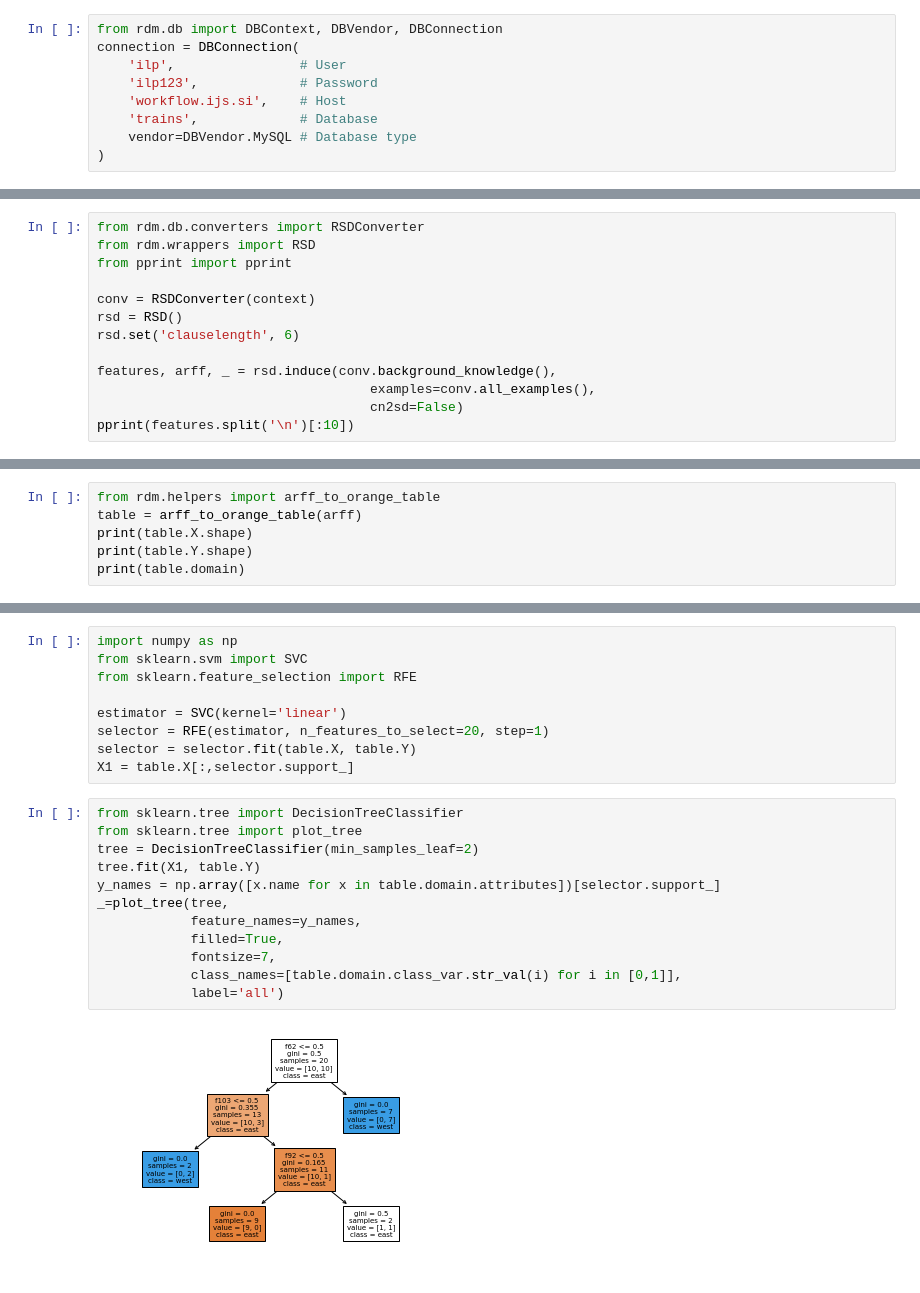
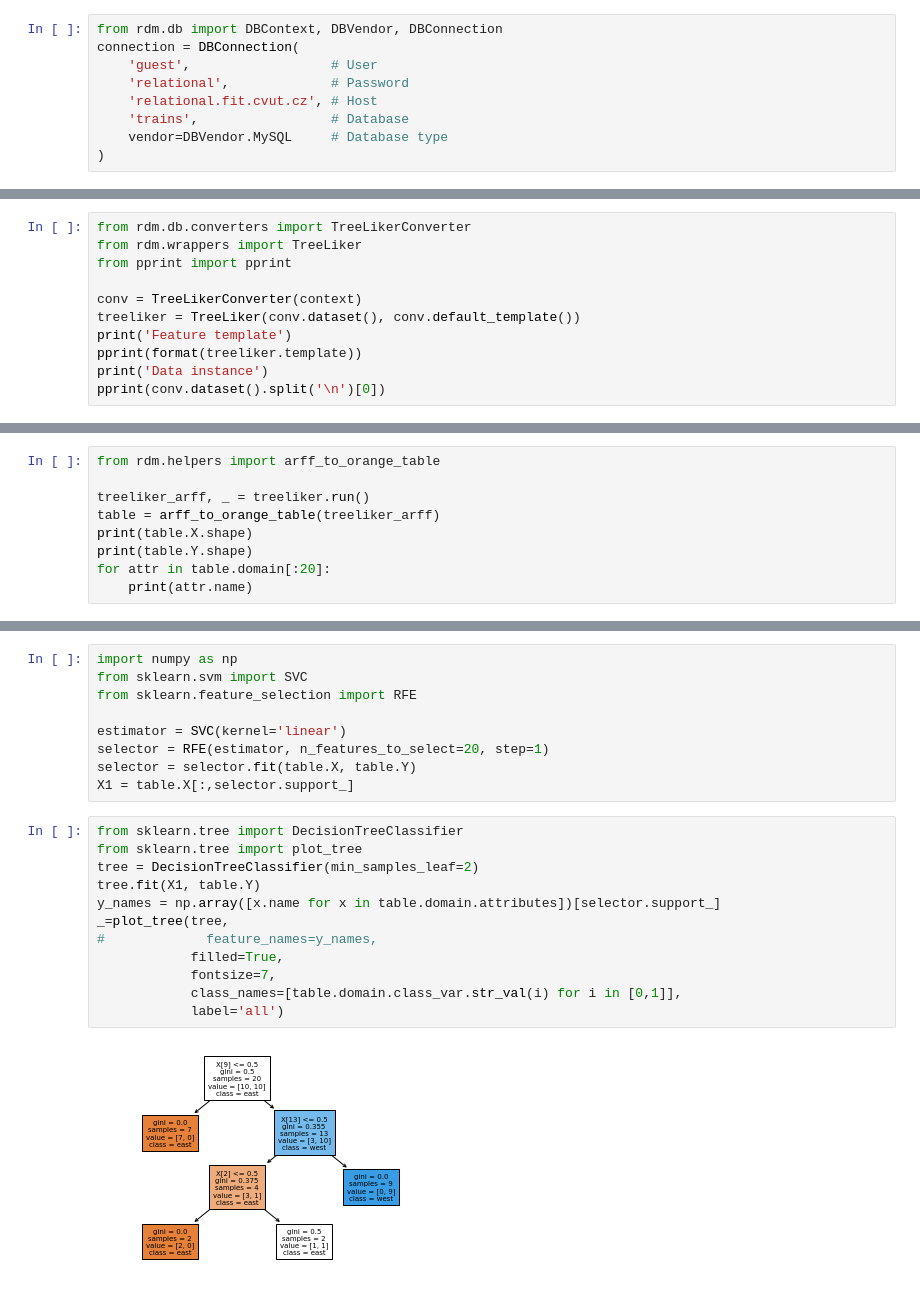
Before and after one commit to vpodpecan/representation_learning, a Jupyter notebook: Chapter4/python-rdm.ipynb, the cells around one changed output, grey strips where cells are left out. Saved outputs shown, nothing was run; the diff lists cells and outputs as text.

Commit message:
added TreeLiker example, RSD on mutagenesis, checking for java and yap

```diff
--- a/Chapter4/python-rdm.ipynb
+++ b/Chapter4/python-rdm.ipynb
@@ -11,11 +35,11 @@ We demonstrate the `python-rdm` by connecting to a remote relational database, r
 # %%
 from rdm.db import DBContext, DBVendor, DBConnection
 connection = DBConnection(
-    'ilp',                # User
-    'ilp123',             # Password
-    'workflow.ijs.si',    # Host
-    'trains',             # Database
-    vendor=DBVendor.MySQL # Database type
+    'guest',                  # User
+    'relational',             # Password
+    'relational.fit.cvut.cz', # Host
+    'trains',                 # Database
+    vendor=DBVendor.MySQL     # Database type
 )
 # %% [markdown]
 The next step is to define the learning context. The target table is _trains_ and the target attribute is _direction_.
@@ -60,14 +78,12 @@ We set the maximum length of a feature body to 6, run RSD and display the first
 # %%
-from rdm.db.converters import RSDConverter
-from rdm.wrappers import RSD
+from rdm.db.converters import TreeLikerConverter
+from rdm.wrappers import TreeLiker
 from pprint import pprint
 
-conv = RSDConverter(context)
-rsd = RSD()
-rsd.set('clauselength', 6)
-
-features, arff, _ = rsd.induce(conv.background_knowledge(),
-                                   examples=conv.all_examples(),
-                                   cn2sd=False)
-pprint(features.split('\n')[:10])
+conv = TreeLikerConverter(context)
+treeliker = TreeLiker(conv.dataset(), conv.default_template())
+print('Feature template')
+pprint(format(treeliker.template))
+print('Data instance')
+pprint(conv.dataset().split('\n')[0])
 # %% [output]
@@ -86,7 +112,10 @@ The generated ARFF file can be loaded into the `Table` structure of Orange data
 # %%
 from rdm.helpers import arff_to_orange_table
-table = arff_to_orange_table(arff)
+
+treeliker_arff, _ = treeliker.run()
+table = arff_to_orange_table(treeliker_arff)
 print(table.X.shape)
 print(table.Y.shape)
-print(table.domain)
+for attr in table.domain[:20]:
+    print(attr.name)
 # %% [output]
@@ -107,15 +150,15 @@ X1 = table.X[:,selector.support_]
 # %%
 from sklearn.tree import DecisionTreeClassifier
 from sklearn.tree import plot_tree
 tree = DecisionTreeClassifier(min_samples_leaf=2)
 tree.fit(X1, table.Y)
 y_names = np.array([x.name for x in table.domain.attributes])[selector.support_]
 _=plot_tree(tree,
-            feature_names=y_names,
+#             feature_names=y_names,
             filled=True,
             fontsize=7,
             class_names=[table.domain.class_var.str_val(i) for i in [0,1]],
             label='all')
 # %% [output]
-[figure, old version]
+[figure, new version]
 # %% [markdown]
```
Also changed, not shown: parts of 29 cells of this notebook.
